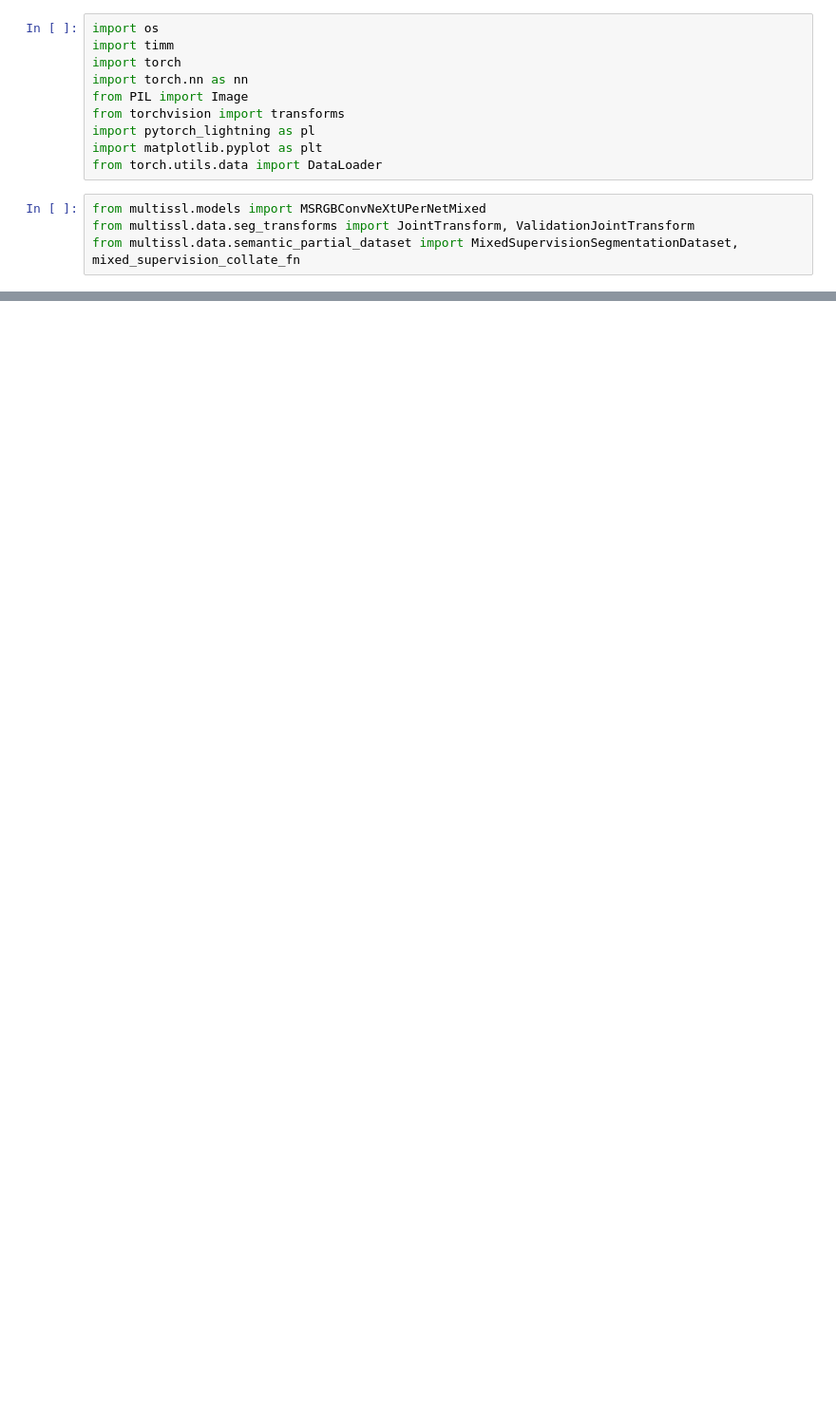
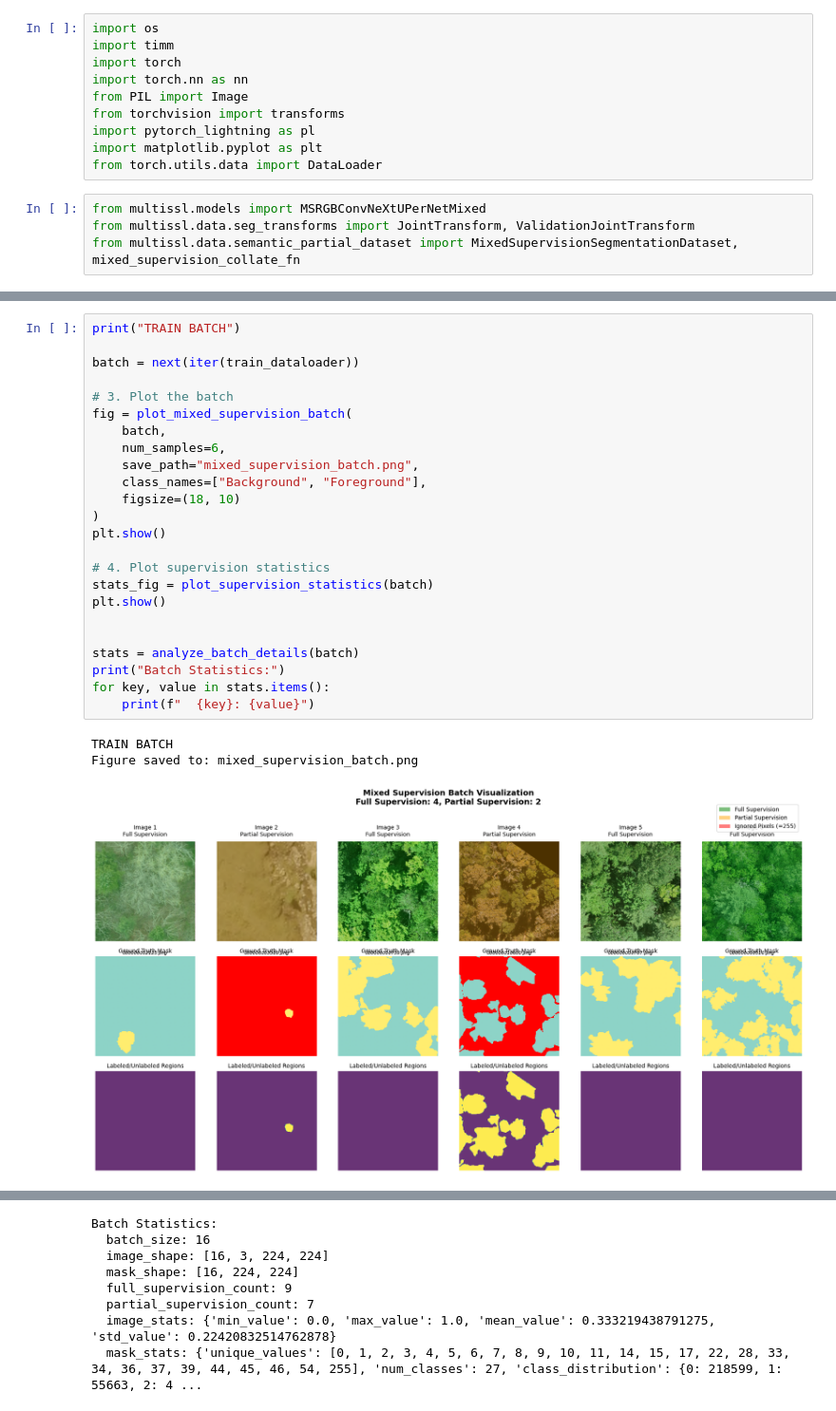
Before and after one commit to jurriandoornbos/multi_ssl, a Jupyter notebook: notebooks/h_pasiphae_trees.ipynb, the cells around one changed output, grey strips where cells are left out. Shown at 95% size. Drawn from its saved outputs; the diff is of its cells as text; blank space fills up the shorter version.

```diff
--- a/notebooks/h_pasiphae_trees.ipynb
+++ b/notebooks/h_pasiphae_trees.ipynb
@@ -98,0 +406,28 @@ Dataset composition:
+# %%
+print("TRAIN BATCH")
+
+batch = next(iter(train_dataloader))
+
+# 3. Plot the batch
+fig = plot_mixed_supervision_batch(
+    batch,
+    num_samples=6,
+    save_path="mixed_supervision_batch.png",
+    class_names=["Background", "Foreground"],
+    figsize=(18, 10)
+)
+plt.show()
+
+# 4. Plot supervision statistics
+stats_fig = plot_supervision_statistics(batch)
+plt.show()
+
+
+stats = analyze_batch_details(batch)
+print("Batch Statistics:")
+for key, value in stats.items():
+    print(f"  {key}: {value}")
+# %% [output]
+TRAIN BATCH
+Figure saved to: mixed_supervision_batch.png
+[figure, added]
@@ -98,0 +435,8 @@ Dataset composition:
+Batch Statistics:
+  batch_size: 16
+  image_shape: [16, 3, 224, 224]
+  mask_shape: [16, 224, 224]
+  full_supervision_count: 9
+  partial_supervision_count: 7
+  image_stats: {'min_value': 0.0, 'max_value': 1.0, 'mean_value': 0.333219438791275, 'std_value': 0.22420832514762878}
+  mask_stats: {'unique_values': [0, 1, 2, 3, 4, 5, 6, 7, 8, 9, 10, 11, 14, 15, 17, 22, 28, 33, 34, 36, 37, 39, 44, 45, 46, 54, 255], 'num_classes': 27, 'class_distribution': {0: 218599, 1: 55663, 2: 4 ...
```
Also changed, not shown: parts of 9 cells of this notebook, 5 other files.
